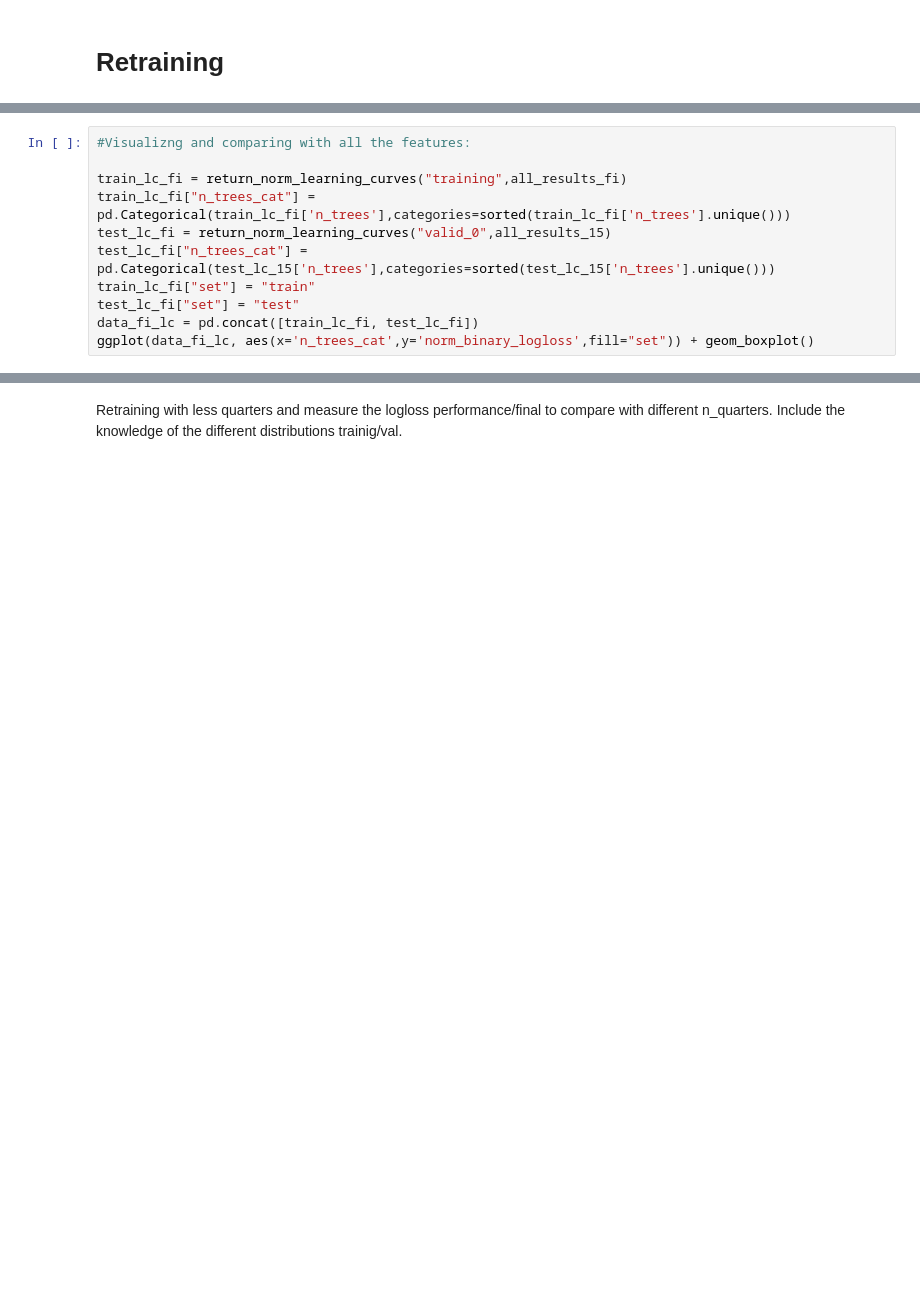
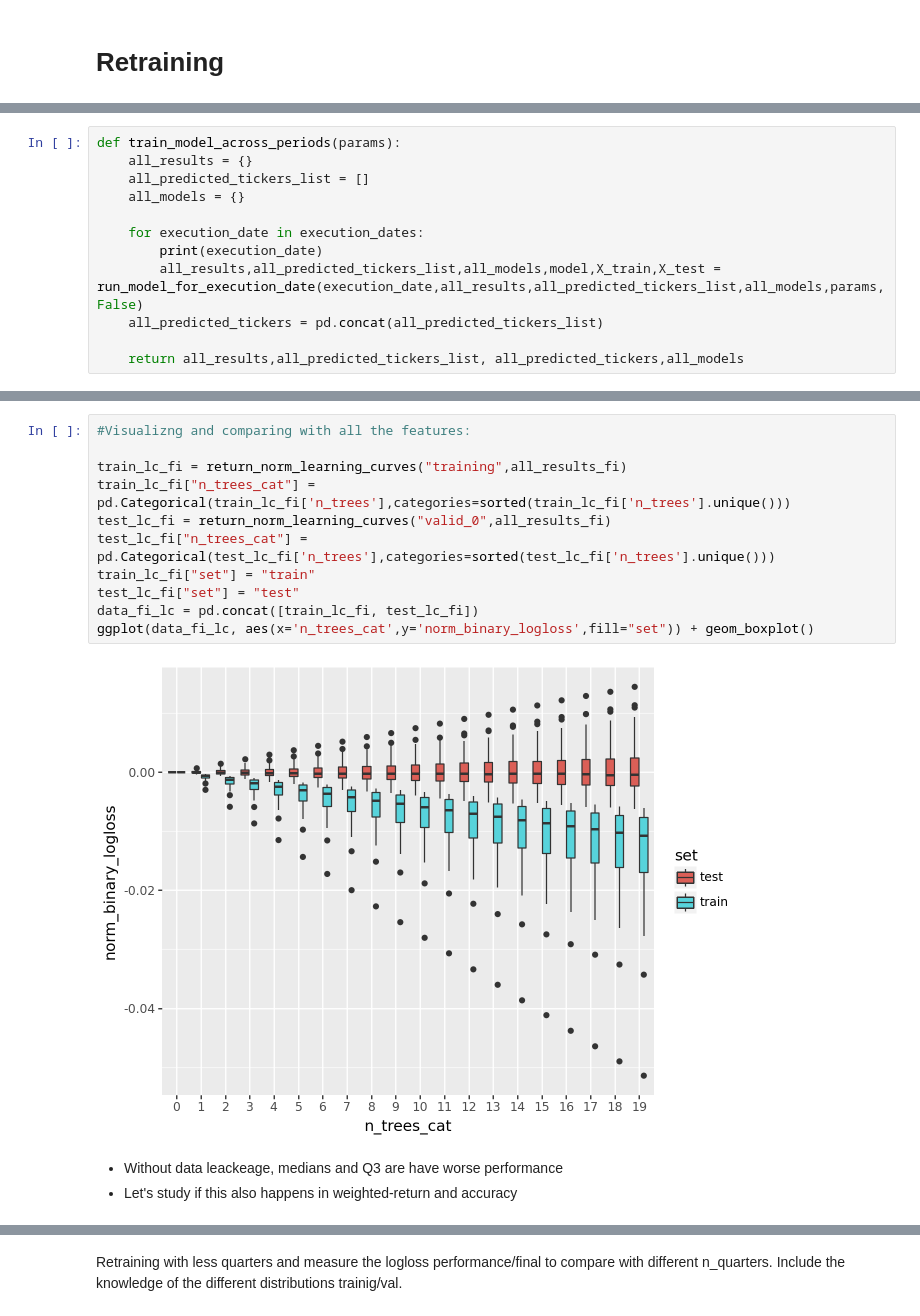
Before and after one commit to raqueel-ff/zrive-ds, a Jupyter notebook: src/module_5/module5.ipynb, the cells around one changed output, grey strips where cells are left out. Saved outputs shown, nothing was run; the diff lists cells and outputs as text; blank space fills up the shorter version.

```diff
--- a/src/module_5/module5.ipynb
+++ b/src/module_5/module5.ipynb
@@ -918,6 +938,18 @@ def train_model(train_set,test_set,params):
                       feval = [top_wt_performance, top_accuracy],
                       callbacks = [lgb.record_evaluation(eval_result = eval_result)])
     return model,eval_result,X_train,X_test
+# %%
+def train_model_across_periods(params):
+    all_results = {}
+    all_predicted_tickers_list = []
+    all_models = {}
+
+    for execution_date in execution_dates:
+        print(execution_date)
+        all_results,all_predicted_tickers_list,all_models,model,X_train,X_test = run_model_for_execution_date(execution_date,all_results,all_predicted_tickers_list,all_models,params,False)
+    all_predicted_tickers = pd.concat(all_predicted_tickers_list)
+
+    return all_results,all_predicted_tickers_list, all_predicted_tickers,all_models
 # %%
 lrs = [10e-3]
 params = {
@@ -954,13 +985,18 @@ TypeError: cannot unpack non-iterable NoneType object
 # %%
 #Visualizng and comparing with all the features:
 
 train_lc_fi = return_norm_learning_curves("training",all_results_fi)
 train_lc_fi["n_trees_cat"] = pd.Categorical(train_lc_fi['n_trees'],categories=sorted(train_lc_fi['n_trees'].unique()))
-test_lc_fi = return_norm_learning_curves("valid_0",all_results_15)
-test_lc_fi["n_trees_cat"] = pd.Categorical(test_lc_15['n_trees'],categories=sorted(test_lc_15['n_trees'].unique()))
+test_lc_fi = return_norm_learning_curves("valid_0",all_results_fi)
+test_lc_fi["n_trees_cat"] = pd.Categorical(test_lc_fi['n_trees'],categories=sorted(test_lc_fi['n_trees'].unique()))
 train_lc_fi["set"] = "train"
 test_lc_fi["set"] = "test"
 data_fi_lc = pd.concat([train_lc_fi, test_lc_fi])
 ggplot(data_fi_lc, aes(x='n_trees_cat',y='norm_binary_logloss',fill="set")) + geom_boxplot()
+# %% [output]
+[figure, added]
+# %% [markdown]
+- Without data leackeage, medians and Q3 are have worse performance
+- Let's study if this also happens in weighted-return and accuracy
 # %%
 ggplot(data_fi_lc, aes(x='n_trees_cat',y='weighted-return',fill="set")) + geom_boxplot()
```
Also changed, not shown: parts of 14 cells of this notebook.
